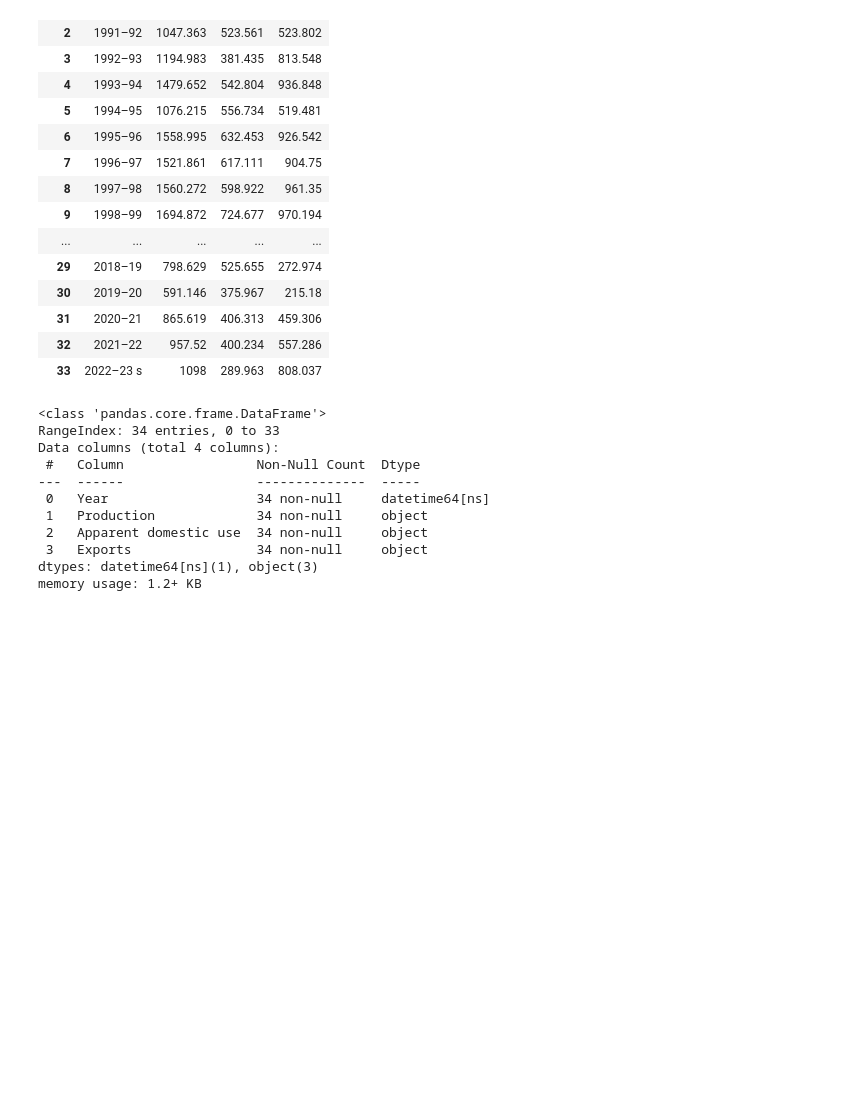
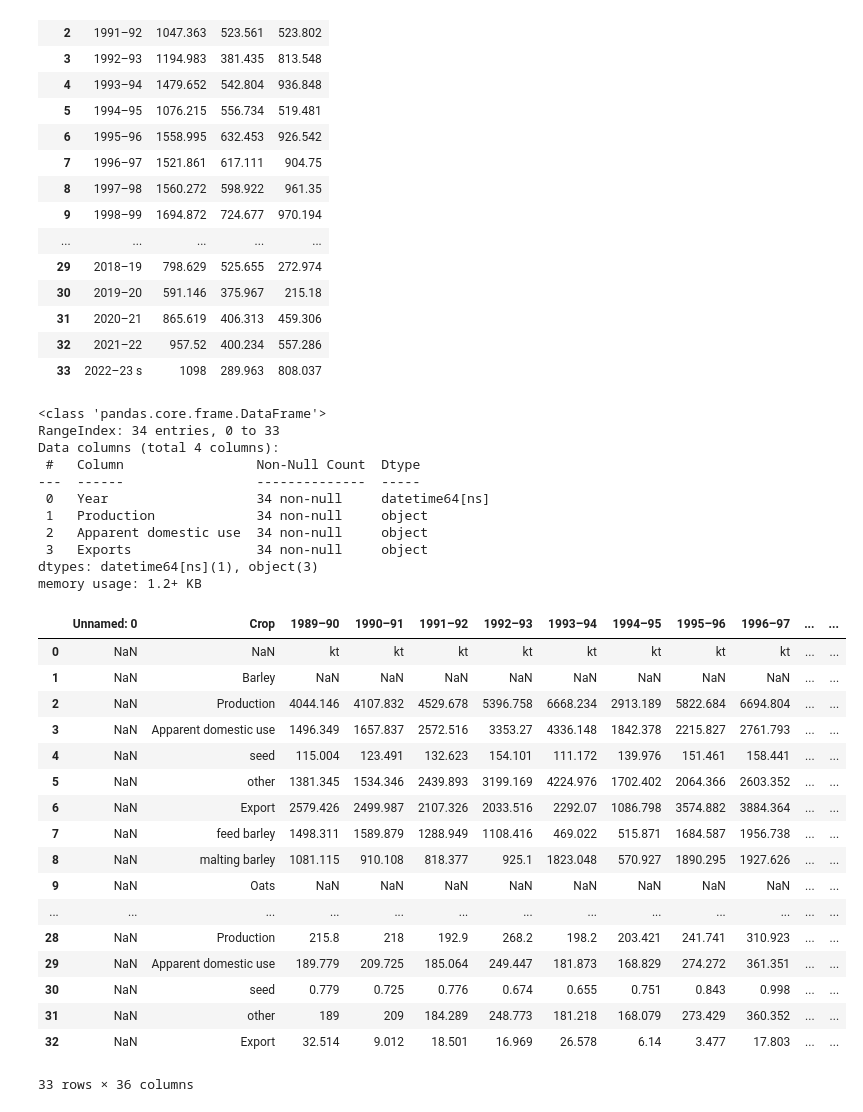
Before and after one commit to Moisebea/Crop_Report, a Jupyter notebook: OneDrive/Documents/Bureau/ABARES Dec Crop Report/Scraping_data.ipynb, the cells around one changed output. Cells and saved outputs as stored; diff of their text form; code cells hidden in the pictures; blank space fills up the shorter version.

```diff
--- a/OneDrive/Documents/Bureau/ABARES Dec Crop Report/Scraping_data.ipynb
+++ b/OneDrive/Documents/Bureau/ABARES Dec Crop Report/Scraping_data.ipynb
@@ -1653,3 +1653,25 @@ memory usage: 1.2+ KB
 LSD.to_csv('lupins_supply_disposal.csv',index=False,encoding='utf-8')
 FPSD.to_csv('fieldpeas_supply_disposal.csv',index=False,encoding='utf-8')
 CPSD.to_csv('chickpeas_supply_disposal.csv',index=False,encoding='utf-8')
+# %%
+Table_16 = pd.read_excel(fichier, sheet_name='Table 16', skiprows=7, skipfooter=1)
+Table_16
+# %% [output]
+|  | Unnamed: 0 | Crop | 1989–90 | 1990–91 | 1991–92 | 1992–93 | 1993–94 | 1994–95 | 1995–96 | 1996–97 | ... | ... |
+| 0 | NaN | NaN | kt | kt | kt | kt | kt | kt | kt | kt | ... | ... |
+| 1 | NaN | Barley | NaN | NaN | NaN | NaN | NaN | NaN | NaN | NaN | ... | ... |
+| 2 | NaN | Production | 4044.146 | 4107.832 | 4529.678 | 5396.758 | 6668.234 | 2913.189 | 5822.684 | 6694.804 | ... | ... |
+| 3 | NaN | Apparent domestic use | 1496.349 | 1657.837 | 2572.516 | 3353.27 | 4336.148 | 1842.378 | 2215.827 | 2761.793 | ... | ... |
+| 4 | NaN | seed | 115.004 | 123.491 | 132.623 | 154.101 | 111.172 | 139.976 | 151.461 | 158.441 | ... | ... |
+| 5 | NaN | other | 1381.345 | 1534.346 | 2439.893 | 3199.169 | 4224.976 | 1702.402 | 2064.366 | 2603.352 | ... | ... |
+| 6 | NaN | Export | 2579.426 | 2499.987 | 2107.326 | 2033.516 | 2292.07 | 1086.798 | 3574.882 | 3884.364 | ... | ... |
+| 7 | NaN | feed barley | 1498.311 | 1589.879 | 1288.949 | 1108.416 | 469.022 | 515.871 | 1684.587 | 1956.738 | ... | ... |
+| 8 | NaN | malting barley | 1081.115 | 910.108 | 818.377 | 925.1 | 1823.048 | 570.927 | 1890.295 | 1927.626 | ... | ... |
+| 9 | NaN | Oats | NaN | NaN | NaN | NaN | NaN | NaN | NaN | NaN | ... | ... |
+| ... | ... | ... | ... | ... | ... | ... | ... | ... | ... | ... | ... | ... |
+| 28 | NaN | Production | 215.8 | 218 | 192.9 | 268.2 | 198.2 | 203.421 | 241.741 | 310.923 | ... | ... |
+| 29 | NaN | Apparent domestic use | 189.779 | 209.725 | 185.064 | 249.447 | 181.873 | 168.829 | 274.272 | 361.351 | ... | ... |
+| 30 | NaN | seed | 0.779 | 0.725 | 0.776 | 0.674 | 0.655 | 0.751 | 0.843 | 0.998 | ... | ... |
+| 31 | NaN | other | 189 | 209 | 184.289 | 248.773 | 181.218 | 168.079 | 273.429 | 360.352 | ... | ... |
+| 32 | NaN | Export | 32.514 | 9.012 | 18.501 | 16.969 | 26.578 | 6.14 | 3.477 | 17.803 | ... | ... |
+33 rows × 36 columns
```
Also changed, not shown: parts of 13 cells of this notebook, 5 other files.
